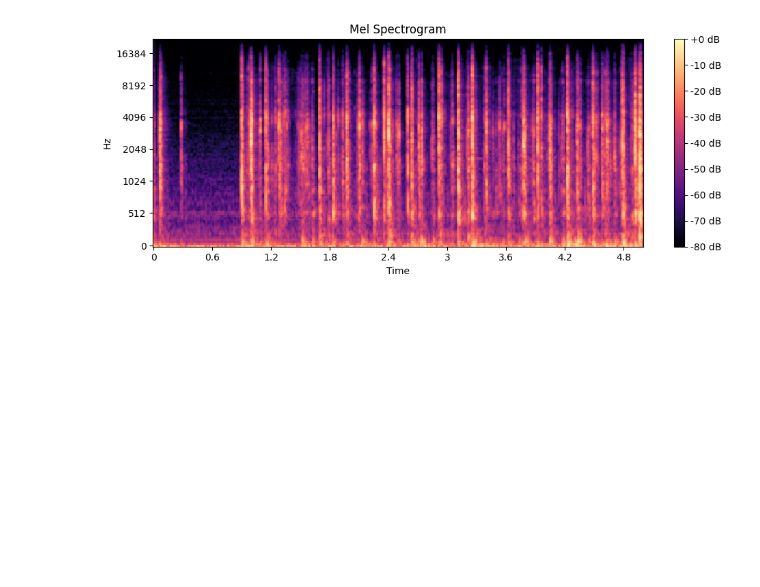
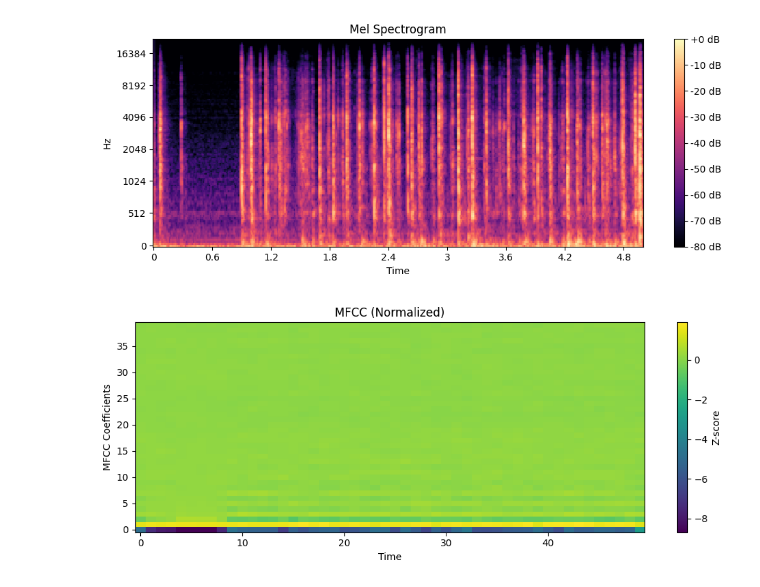
Before and after one commit to adriangambito/Sound-Recognition, a Jupyter notebook: Mel_img.ipynb, the cells around one changed output. Cells and saved outputs as stored; diff of their text form; code cells hidden in the pictures; blank space fills up the shorter version.

```diff
--- a/Mel_img.ipynb
+++ b/Mel_img.ipynb
@@ -23,3 +23,37 @@ plt.tight_layout()
 plt.show()
 # %% [output]
 [figure]
+# %%
+import librosa
+import numpy as np
+import matplotlib.pyplot as plt
+from skimage.transform import resize
+
+def extract_mfcc(file_path, n_mfcc=40, target_shape=(40, 50)):
+    """Extract and resize MFCC features from a WAV file."""
+    y, sr = librosa.load(file_path, sr=44100)  # fixed 44.1kHz
+    mfcc = librosa.feature.mfcc(y=y, sr=sr, n_mfcc=n_mfcc)
+
+    # Resize to fixed size (e.g., 40 x 50)
+    mfcc_resized = resize(mfcc, target_shape, mode='constant', anti_aliasing=True)
+
+    # Normalize (per-sample z-score)
+    mfcc_normalized = (mfcc_resized - mfcc_resized.mean()) / (mfcc_resized.std() + 1e-9)
+
+    return mfcc_normalized  # shape: (40, 50)
+
+# --- Example usage ---
+#file_path = 'your_audio.wav'  # replace with your actual WAV file path
+mfcc_features = extract_mfcc(file_path)
+
+# --- Plotting ---
+plt.figure(figsize=(10, 4))
+plt.imshow(mfcc_features, aspect='auto', origin='lower', cmap='viridis')
+plt.title('MFCC (Normalized)')
+plt.xlabel('Time')
+plt.ylabel('MFCC Coefficients')
+plt.colorbar(label='Z-score')
+plt.tight_layout()
+plt.show()
+# %% [output]
+[figure, added]
```
Also changed, not shown: 9 other files.
